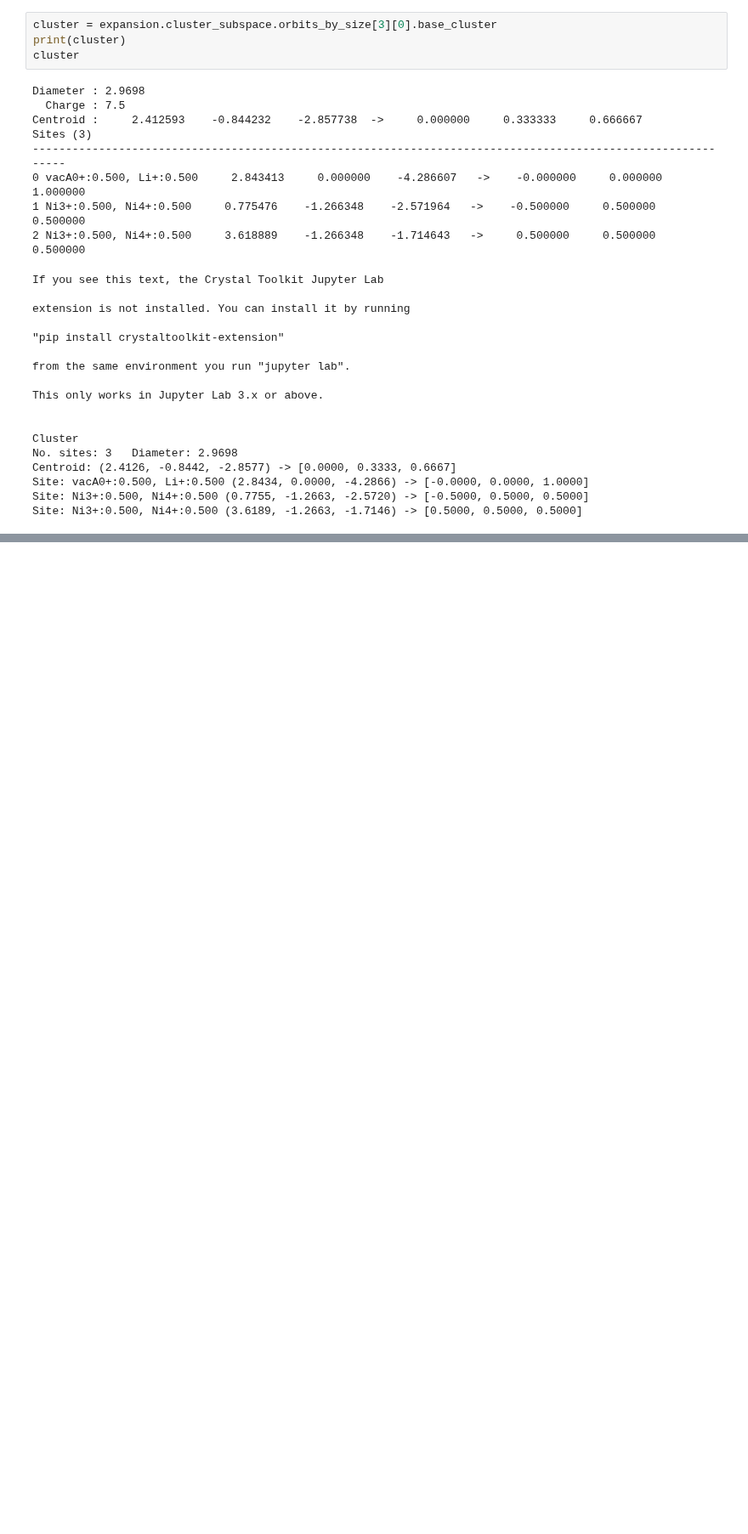
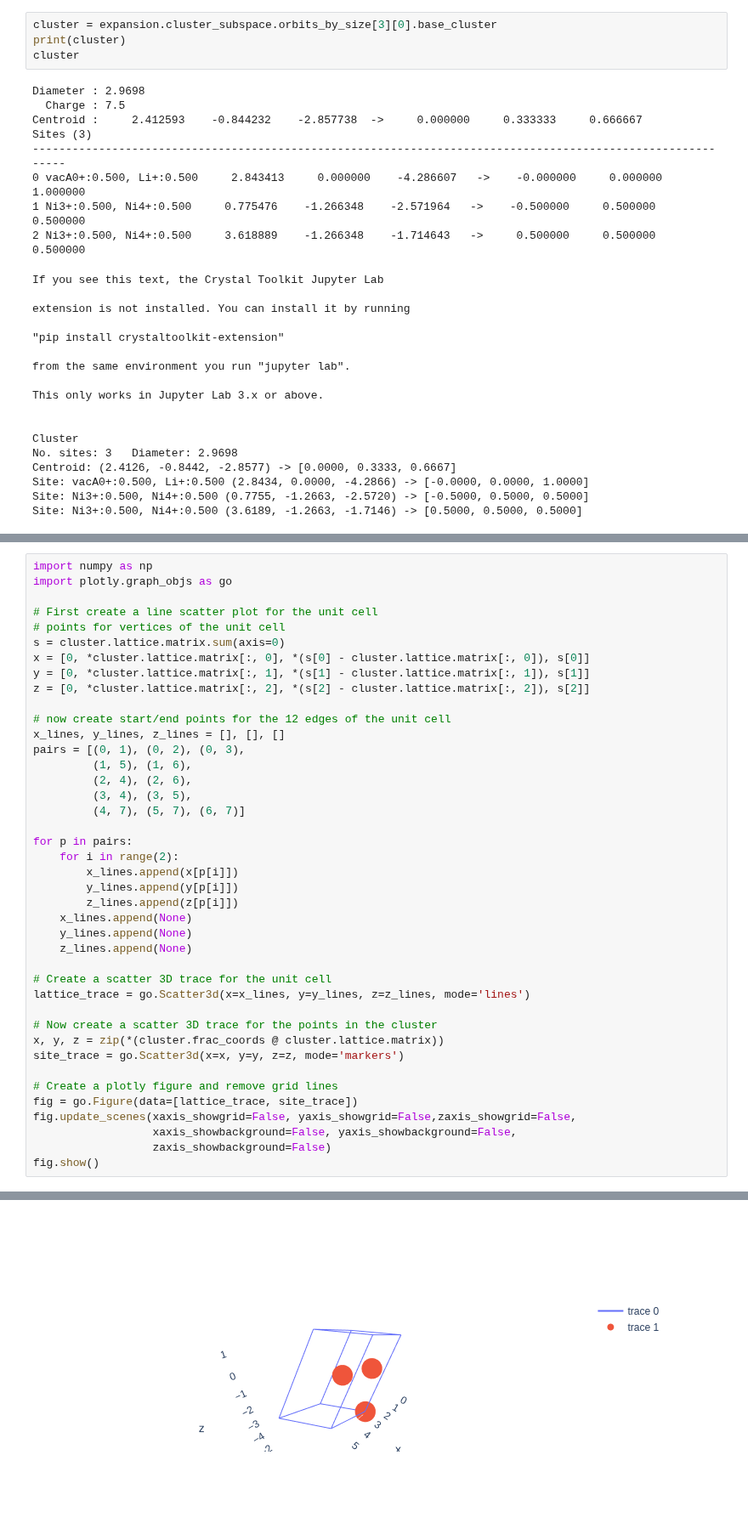
Before and after one commit to CederGroupHub/smol, a Jupyter notebook: docs/src/notebooks/cluster-visualization.ipynb, the cells around one changed output, grey strips where cells are left out. Shown at 85% size. Cells and saved outputs as stored; diff of their text form; blank space fills up the shorter version.

Commit message:
add cluster visualization with plotly in examples

```diff
--- a/docs/src/notebooks/cluster-visualization.ipynb
+++ b/docs/src/notebooks/cluster-visualization.ipynb
@@ -114,0 +121,42 @@ Site: Ni3+:0.500, Ni4+:0.500 (3.6189, -1.2663, -1.7146) -> [0.5000, 0.5000, 0.50
+# %%
+import numpy as np
+import plotly.graph_objs as go
+
+# First create a line scatter plot for the unit cell
+# points for vertices of the unit cell
+s = cluster.lattice.matrix.sum(axis=0)
+x = [0, *cluster.lattice.matrix[:, 0], *(s[0] - cluster.lattice.matrix[:, 0]), s[0]]
+y = [0, *cluster.lattice.matrix[:, 1], *(s[1] - cluster.lattice.matrix[:, 1]), s[1]]
+z = [0, *cluster.lattice.matrix[:, 2], *(s[2] - cluster.lattice.matrix[:, 2]), s[2]]
+
+# now create start/end points for the 12 edges of the unit cell
+x_lines, y_lines, z_lines = [], [], []
+pairs = [(0, 1), (0, 2), (0, 3),
+         (1, 5), (1, 6),
+         (2, 4), (2, 6),
+         (3, 4), (3, 5),
+         (4, 7), (5, 7), (6, 7)]
+
+for p in pairs:
+    for i in range(2):
+        x_lines.append(x[p[i]])
+        y_lines.append(y[p[i]])
+        z_lines.append(z[p[i]])
+    x_lines.append(None)
+    y_lines.append(None)
+    z_lines.append(None)
+
+# Create a scatter 3D trace for the unit cell
+lattice_trace = go.Scatter3d(x=x_lines, y=y_lines, z=z_lines, mode='lines')
+
+# Now create a scatter 3D trace for the points in the cluster
+x, y, z = zip(*(cluster.frac_coords @ cluster.lattice.matrix))
+site_trace = go.Scatter3d(x=x, y=y, z=z, mode='markers')
+
+# Create a plotly figure and remove grid lines
+fig = go.Figure(data=[lattice_trace, site_trace])
+fig.update_scenes(xaxis_showgrid=False, yaxis_showgrid=False,zaxis_showgrid=False,
+                  xaxis_showbackground=False, yaxis_showbackground=False,
+                  zaxis_showbackground=False)
+fig.show()
+# %% [output]
@@ -114,0 +164 @@ Site: Ni3+:0.500, Ni4+:0.500 (3.6189, -1.2663, -1.7146) -> [0.5000, 0.5000, 0.50
+[figure, added]
```
Also changed, not shown: parts of 2 cells of this notebook.
